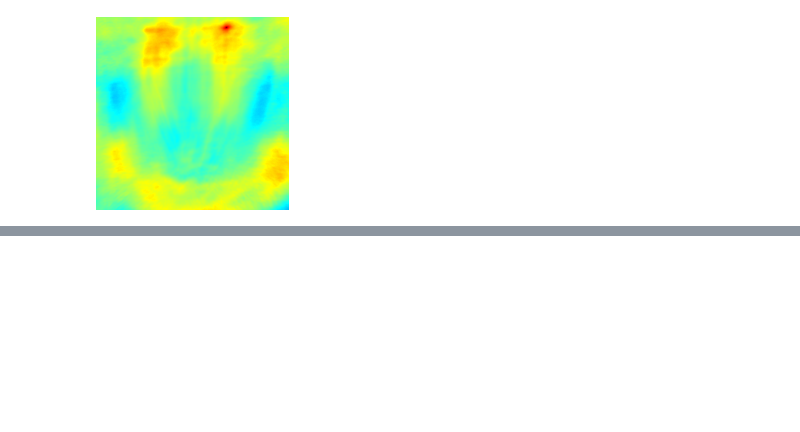
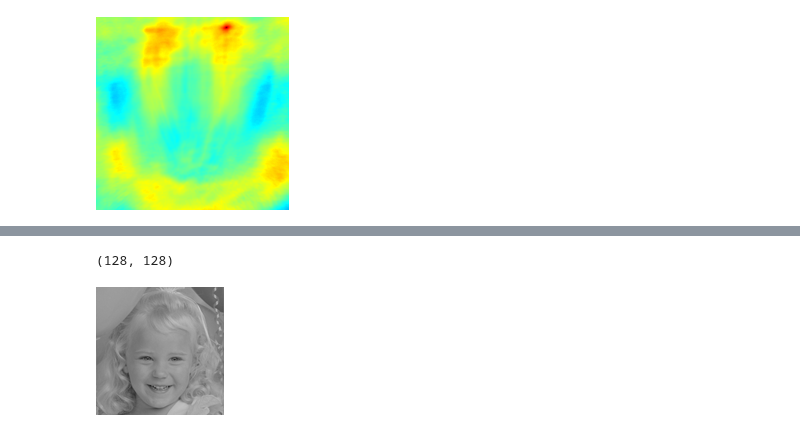
Before and after one commit to noxowl/KU15627-Computer-Vision, a Jupyter notebook: 03_template_matching.ipynb, the cells around one changed output, grey strips where cells are left out. Cells and saved outputs as stored; diff of their text form; code cells hidden in the pictures; blank space fills up the shorter version.

```diff
--- a/03_template_matching.ipynb
+++ b/03_template_matching.ipynb
@@ -362,0 +397,16 @@ Mat { type: "CV_8UC3", flags: 1124024336, channels: 3, depth: "CV_8U", dims: 2,
+# %%
+let mut img_roi: opencv::core::Mat = Mat::roi(
+    &img,
+    opencv::core::Rect::new(92, 15, 128, 128))?;
+// same result as img_roi
+// let img_crop: opencv::core::Mat = Mat::rowscols(
+//     &img,
+//     &opencv::core::Range::new(64, 128)?, // rowr_ange
+//     &opencv::core::Range::new(128, 192)?)?; //col_range
+let mut img_template: opencv::core::Mat = Mat::new_rows_cols_with_default(64, 64, opencv::core::CV_8UC1, opencv::core::Scalar::all(0.))?;
+img_roi.copy_to(&mut img_template)?;
+println!("({}, {})", img_template.cols(), img_template.rows());
+opencv_imshow(&img_template)
+# %% [output]
+(128, 128)
+[figure, added]
```
Also changed, not shown: parts of 20 cells of this notebook.
